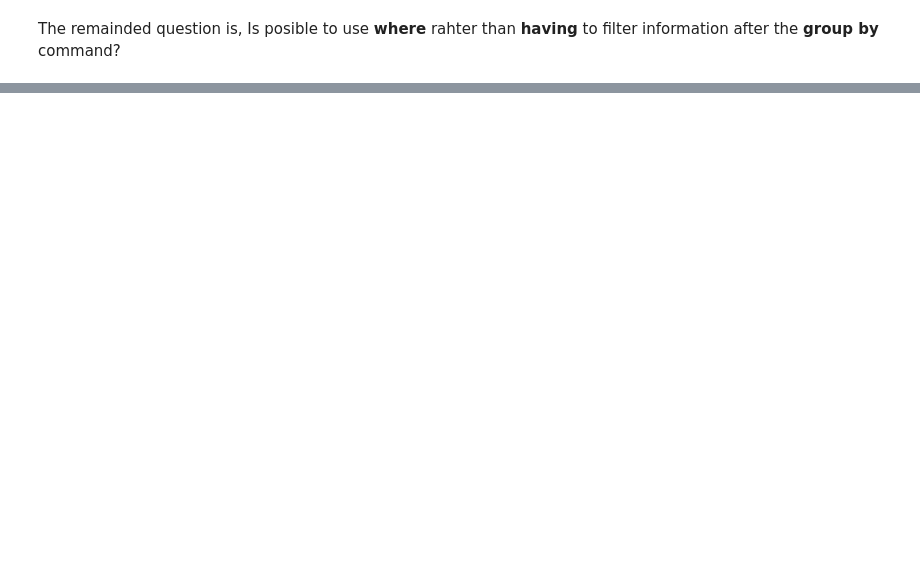
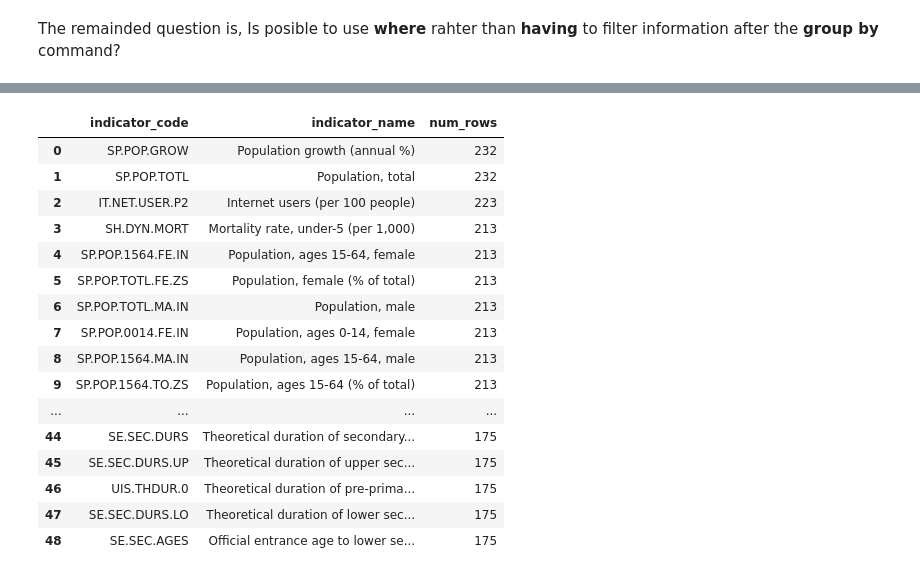
Before and after one commit to jroccal/databases, a Jupyter notebook: bigquery-sql-queries-i.ipynb, the cells around one changed output, grey strips where cells are left out. Cells and saved outputs as stored; diff of their text form; code cells hidden in the pictures; blank space fills up the shorter version.

Commit message:
Kaggle Notebook | added order by excercises | Version 2

```diff
--- a/bigquery-sql-queries-i.ipynb
+++ b/bigquery-sql-queries-i.ipynb
@@ -200,7 +148,7 @@ df_head_table_com
 | 18 | 9699296 | M8 | M8 | 1434026580 | 2015-06-11 12:43:00+00:00 | For instance? | 9698927 | None | None | 0 |
 | 19 | 4895850 | Mz | Mz | 1355082935 | 2012-12-09 19:55:35+00:00 | So, basically, you think I have M... | 4895812 | None | None | 0 |
 # %%
-def execute_query(query):
+def execute_query(client, query):
     # Set up the query (cancel the query if it would use too much of
     # your quota, with the limit set to 10 GB)
     safe_config = bigquery.QueryJobConfig(maximum_bytes_billed=10**10)
@@ -274,0 +232,6 @@ df_result_3
+# %%
+# Create a "Client" object
+client = bigquery.Client()
+dataset_ref, dataset = get_dataset_ref(client, "bigquery-public-data", "world_bank_intl_education")
+table_ref, table = get_table_ref(client, dataset_ref, "international_education")
+df_head_table = client.list_rows(table, max_results=5).to_dataframe()
@@ -274,0 +341,31 @@ df_result_3
+# %%
+query_7 = """
+        select * from
+        (SELECT indicator_code, indicator_name, count(1) as num_rows
+        FROM `bigquery-public-data.world_bank_intl_education.international_education`
+        where year = 2016
+        group by indicator_code, indicator_name) as table_tmp
+        where num_rows >= 175
+        order by num_rows desc
+        """
+
+df_result_7 = execute_query(client, query_7)
+df_result_7
+# %% [output]
+|  | indicator_code | indicator_name | num_rows |
+| 0 | SP.POP.GROW | Population growth (annual %) | 232 |
+| 1 | SP.POP.TOTL | Population, total | 232 |
+| 2 | IT.NET.USER.P2 | Internet users (per 100 people) | 223 |
+| 3 | SH.DYN.MORT | Mortality rate, under-5 (per 1,000) | 213 |
+| 4 | SP.POP.1564.FE.IN | Population, ages 15-64, female | 213 |
+| 5 | SP.POP.TOTL.FE.ZS | Population, female (% of total) | 213 |
+| 6 | SP.POP.TOTL.MA.IN | Population, male | 213 |
+| 7 | SP.POP.0014.FE.IN | Population, ages 0-14, female | 213 |
+| 8 | SP.POP.1564.MA.IN | Population, ages 15-64, male | 213 |
+| 9 | SP.POP.1564.TO.ZS | Population, ages 15-64 (% of total) | 213 |
+| ... | ... | ... | ... |
+| 44 | SE.SEC.DURS | Theoretical duration of secondary... | 175 |
+| 45 | SE.SEC.DURS.UP | Theoretical duration of upper sec... | 175 |
+| 46 | UIS.THDUR.0 | Theoretical duration of pre-prima... | 175 |
+| 47 | SE.SEC.DURS.LO | Theoretical duration of lower sec... | 175 |
+| 48 | SE.SEC.AGES | Official entrance age to lower se... | 175 |
```
Also changed, not shown: parts of 20 cells of this notebook.
